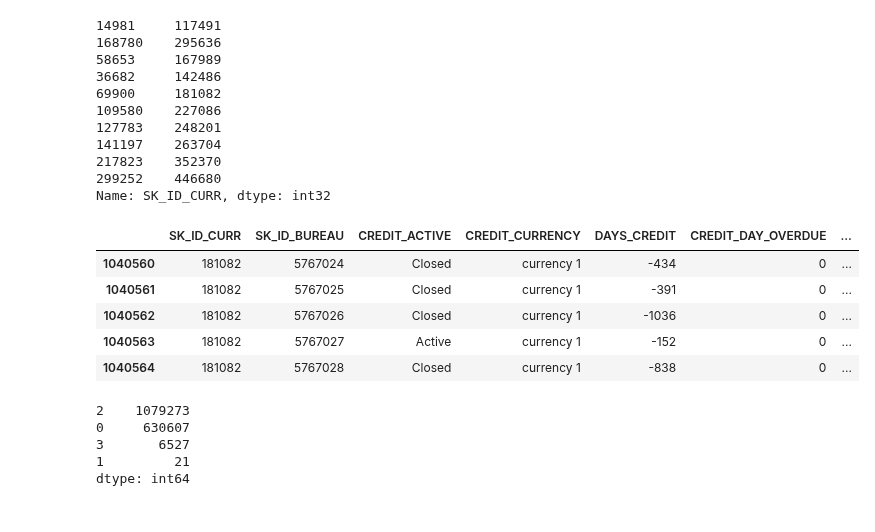
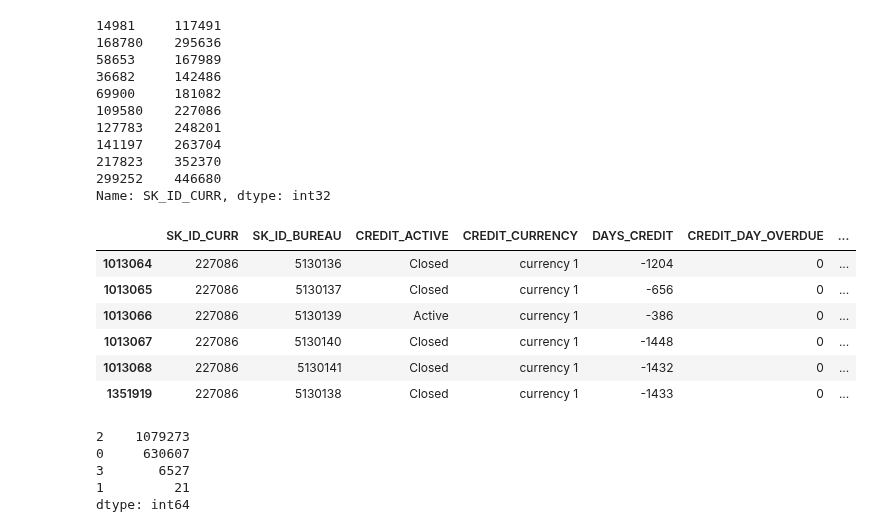
Before and after one commit to numb3r33/Kaggle_Home_Credit, a Jupyter notebook: notebooks/EDA.ipynb, the cells around one changed output. Saved outputs shown, nothing was run; the diff lists cells and outputs as text; code cells hidden in the pictures.

```diff
--- a/notebooks/EDA.ipynb
+++ b/notebooks/EDA.ipynb
@@ -14,8 +14,8 @@ basepath = os.path.expanduser('../')
 app_train = pd.read_pickle(os.path.join(basepath, 'data/interim/dataset1/application_train.pkl'))
 # app_test  = pd.read_feather(os.path.join(basepath, 'data/processed/application_test.feather'))
 
-bureau       = pd.read_pickle(os.path.join(basepath, 'data/interim/dataset1/bureau.pkl'))
-# prev_app     = pd.read_pickle(os.path.join(basepath, 'data/processed/prev_app.pkl'))
+# bureau       = pd.read_pickle(os.path.join(basepath, 'data/interim/dataset1/bureau.pkl'))
+prev_app     = pd.read_pickle(os.path.join(basepath, 'data/interim/dataset1/previous_application.pkl'))
 # installments = pd.read_pickle(os.path.join(basepath, 'data/processed/installments_payments.pkl'))
 # pos_cash     = pd.read_pickle(os.path.join(basepath, 'data/processed/pos_cash.pkl'))
 # credit_bal  = pd.read_pickle(os.path.join(basepath, 'data/processed/credit_card_balance.pkl'))
@@ -37,14 +37,15 @@ app_train.sample(n=10).SK_ID_CURR
 299252    446680
 Name: SK_ID_CURR, dtype: int32
 # %%
-bureau.loc[bureau.SK_ID_CURR == 181082]
+bureau.loc[bureau.SK_ID_CURR == 227086]
 # %% [output]
 |  | SK_ID_CURR | SK_ID_BUREAU | CREDIT_ACTIVE | CREDIT_CURRENCY | DAYS_CREDIT | CREDIT_DAY_OVERDUE | ... |
-| 1040560 | 181082 | 5767024 | Closed | currency 1 | -434 | 0 | ... |
-| 1040561 | 181082 | 5767025 | Closed | currency 1 | -391 | 0 | ... |
-| 1040562 | 181082 | 5767026 | Closed | currency 1 | -1036 | 0 | ... |
-| 1040563 | 181082 | 5767027 | Active | currency 1 | -152 | 0 | ... |
-| 1040564 | 181082 | 5767028 | Closed | currency 1 | -838 | 0 | ... |
+| 1013064 | 227086 | 5130136 | Closed | currency 1 | -1204 | 0 | ... |
+| 1013065 | 227086 | 5130137 | Closed | currency 1 | -656 | 0 | ... |
+| 1013066 | 227086 | 5130139 | Active | currency 1 | -386 | 0 | ... |
+| 1013067 | 227086 | 5130140 | Closed | currency 1 | -1448 | 0 | ... |
+| 1013068 | 227086 | 5130141 | Closed | currency 1 | -1432 | 0 | ... |
+| 1351919 | 227086 | 5130138 | Closed | currency 1 | -1433 | 0 | ... |
 # %%
 bureau.CREDIT_ACTIVE.cat.codes.value_counts()
 # %% [output]
```
Also changed, not shown: parts of 13 cells of this notebook, 3 other files.
